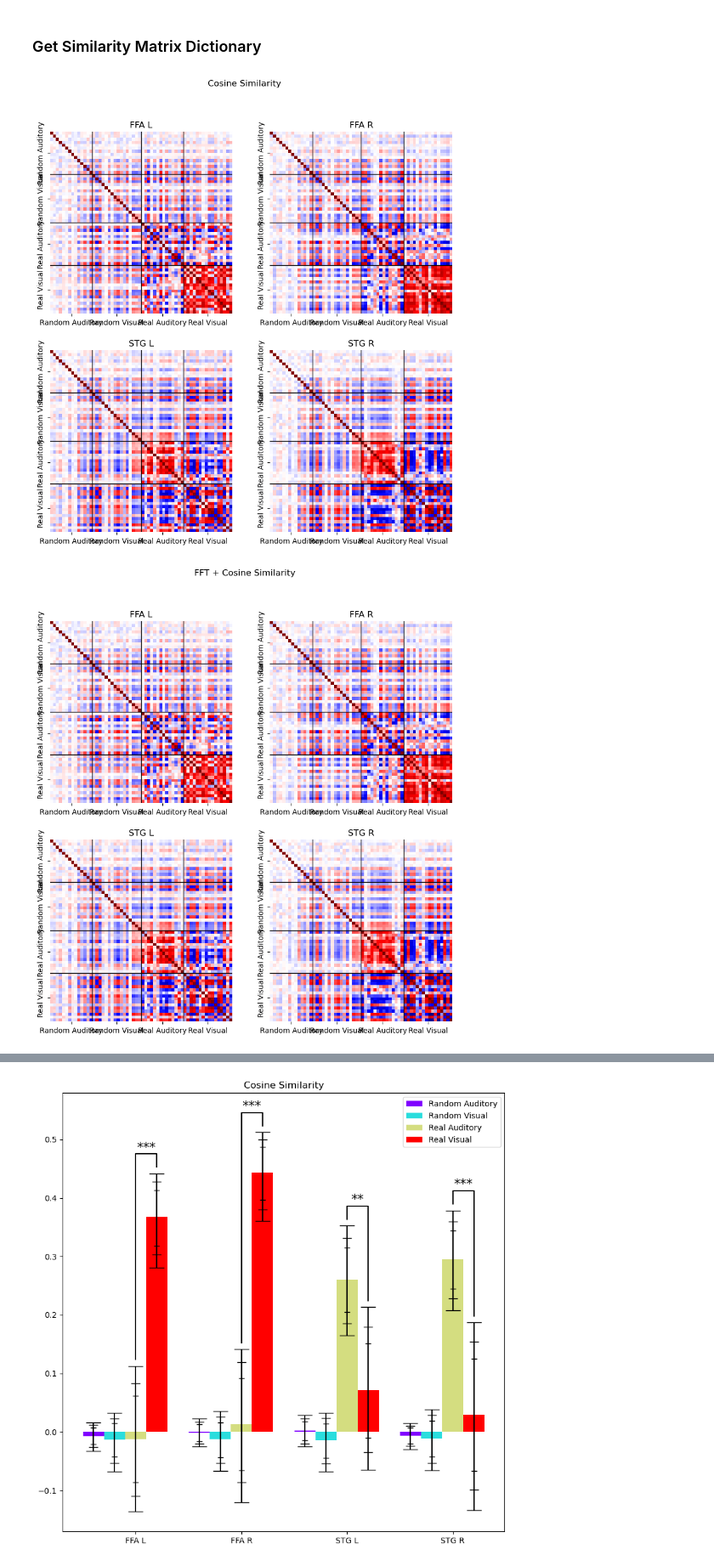
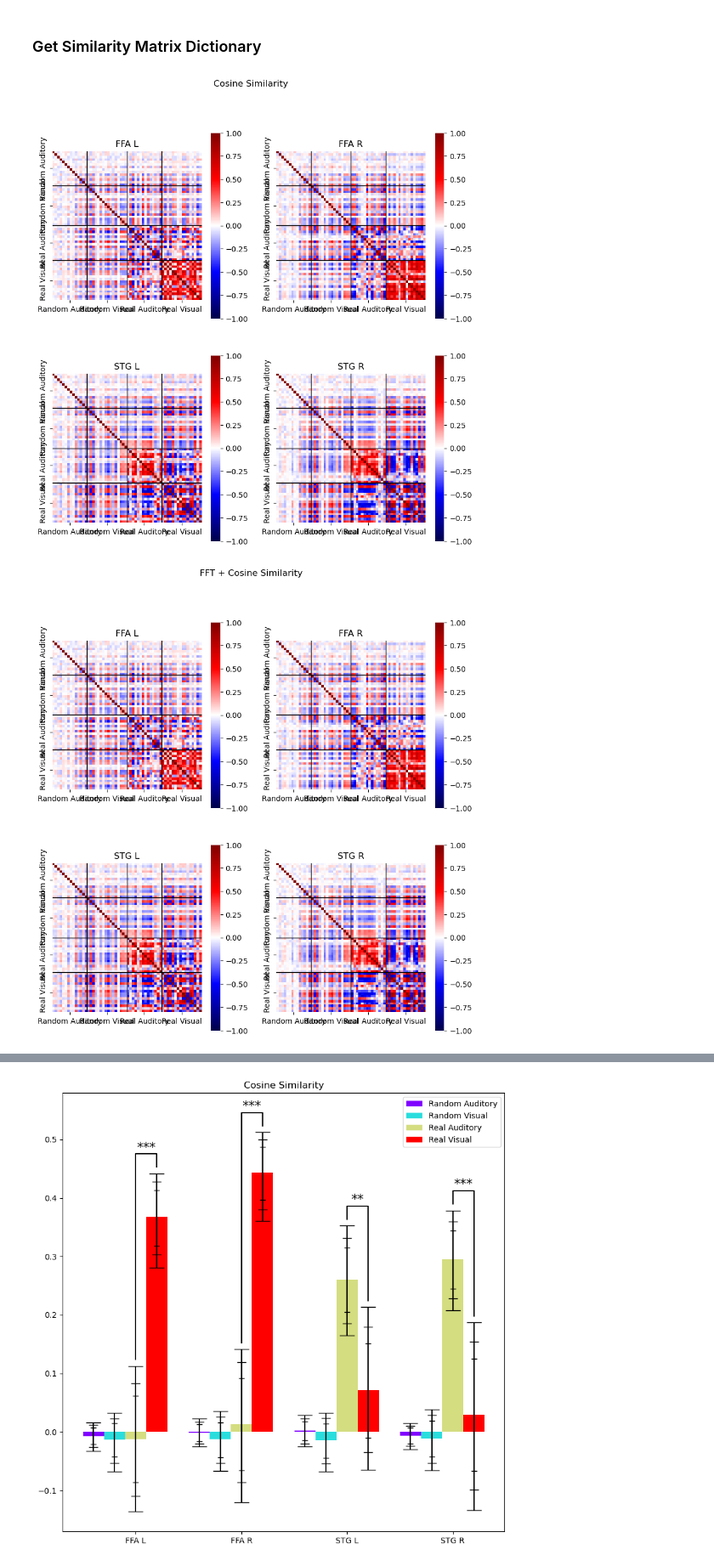
Before and after one commit to KunlinSong/stimulation_specific_between-subject_similarity, a Jupyter notebook: analysis.ipynb, the cells around one changed output, grey strips where cells are left out. Shown at 85% size. Saved outputs shown, nothing was run; the diff lists cells and outputs as text; code cells hidden in the pictures.

```diff
--- a/analysis.ipynb
+++ b/analysis.ipynb
@@ -247,22 +248,23 @@ for title, func in func_dict.items():
 # %%
 FIGSIZE = (10, 10)
 
 for title, region_dict in similarity_mat_dict.items():
     fig = plt.figure(figsize=FIGSIZE)
     for ax_idx, region in enumerate(dataset.regions, start=1):
         ax = fig.add_subplot(2, 2, ax_idx)
         similarity_mat: toolkit.dataset.SimilarityMatrix = region_dict[region]
         ax = toolkit.plot.plot_similarity_heatmap(
             similarity_matrix=similarity_mat.matrix,
             title=f"{region}",
             ax=ax,
             slices_dict=similarity_mat.stimulation_slices,
             split_x=True,
             split_y=True,
+            cbar=True
         )
     fig.suptitle(title)
     plt.show(fig)
     fig.savefig(os.path.join(generate_dirname, f"{title}_similarity_heatmap.svg"))
 # %% [output]
-[figure, old version]
+[figure, new version]
-[figure, old version]
+[figure, new version]
```
Also changed, not shown: parts of 5 cells of this notebook, 11 other files.
